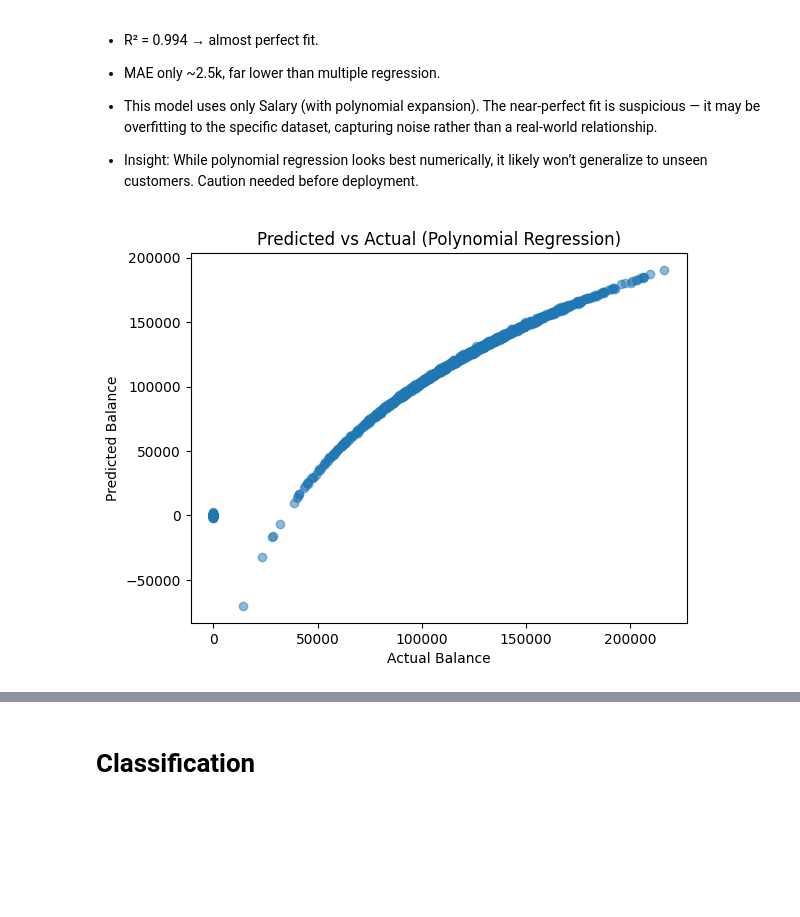
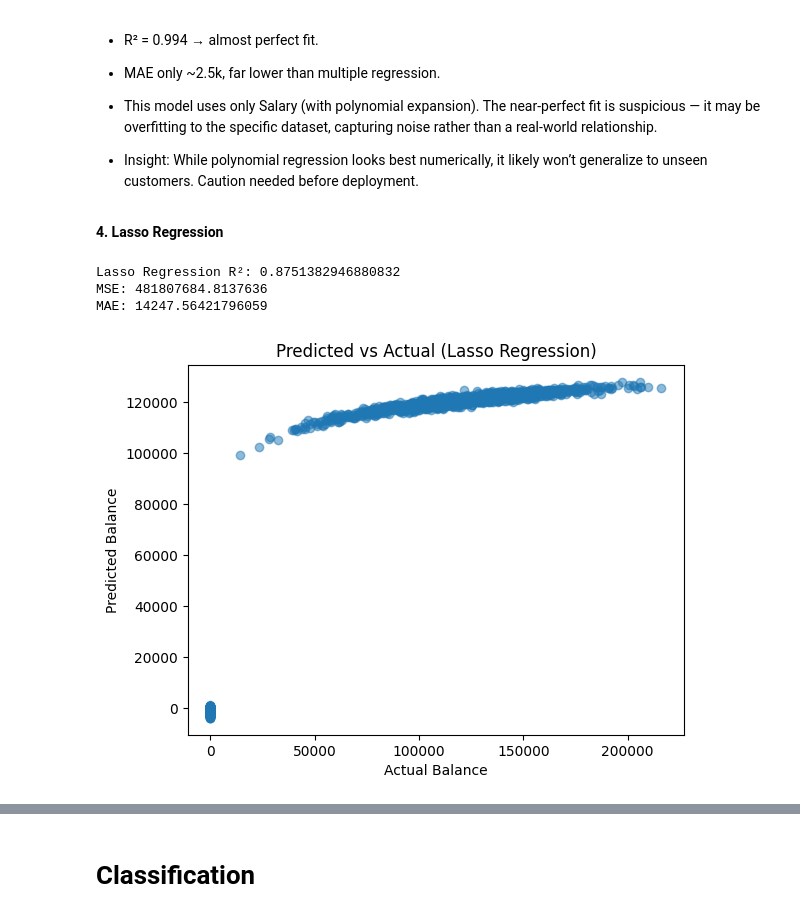
Before and after one commit to saumyasingh18/Bank-Customer-Churn-Clustering, a Jupyter notebook: Bank_Customer_Churn_Clustering_By_Saumya_singh.ipynb, the cells around one changed output, grey strips where cells are left out. Saved outputs shown, nothing was run; the diff lists cells and outputs as text; code cells hidden in the pictures; blank space fills up the shorter version.

```diff
--- a/Bank_Customer_Churn_Clustering_By_Saumya_singh.ipynb
+++ b/Bank_Customer_Churn_Clustering_By_Saumya_singh.ipynb
@@ -553,12 +556,26 @@ MAE: 2560.083190265713
 * MAE only ~2.5k, far lower than multiple regression.
 * This model uses only Salary (with polynomial expansion). The near-perfect fit is suspicious — it may be overfitting to the specific dataset, capturing noise rather than a real-world relationship.
 * Insight: While polynomial regression looks best numerically, it likely won’t generalize to unseen customers. Caution needed before deployment.
+# %% [markdown]
+**4. Lasso Regression**
 # %%
-# Visualise Ploynomial regression
-plt.scatter(y_test_poly, y_pred_poly, alpha=0.5)
+# Lasso Regression
+from sklearn.linear_model import Lasso
+lasso = Lasso(alpha=0.1)
+lasso.fit(X_train_r, y_train_r)
+y_pred_lasso = lasso.predict(X_test_r)
+print("Lasso Regression R²:", r2_score(y_test_r, y_pred_lasso))
+print("MSE:", mean_squared_error(y_test_r, y_pred_lasso))
+print("MAE:", mean_absolute_error(y_test_r, y_pred_lasso))
+
+#Visualisation
+plt.scatter(y_test_r, y_pred_lasso, alpha=0.5)
 plt.xlabel("Actual Balance")
 plt.ylabel("Predicted Balance")
-plt.title("Predicted vs Actual (Polynomial Regression)")
+plt.title("Predicted vs Actual (Lasso Regression)")
 plt.show()
 # %% [output]
+Lasso Regression R²: 0.8751382946880832
+MSE: 481807684.8137636
+MAE: 14247.56421796059
-[figure, old version]
+[figure, new version]
```
Also changed, not shown: parts of 15 cells of this notebook.
